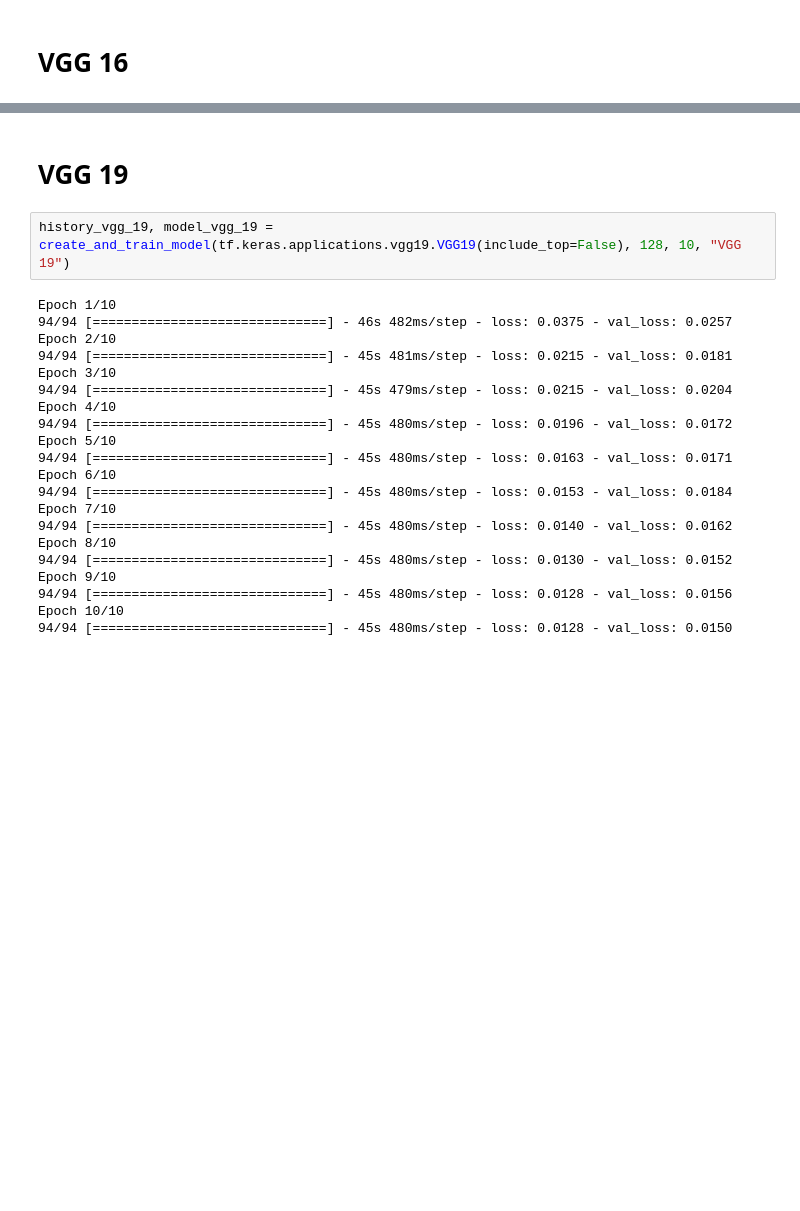
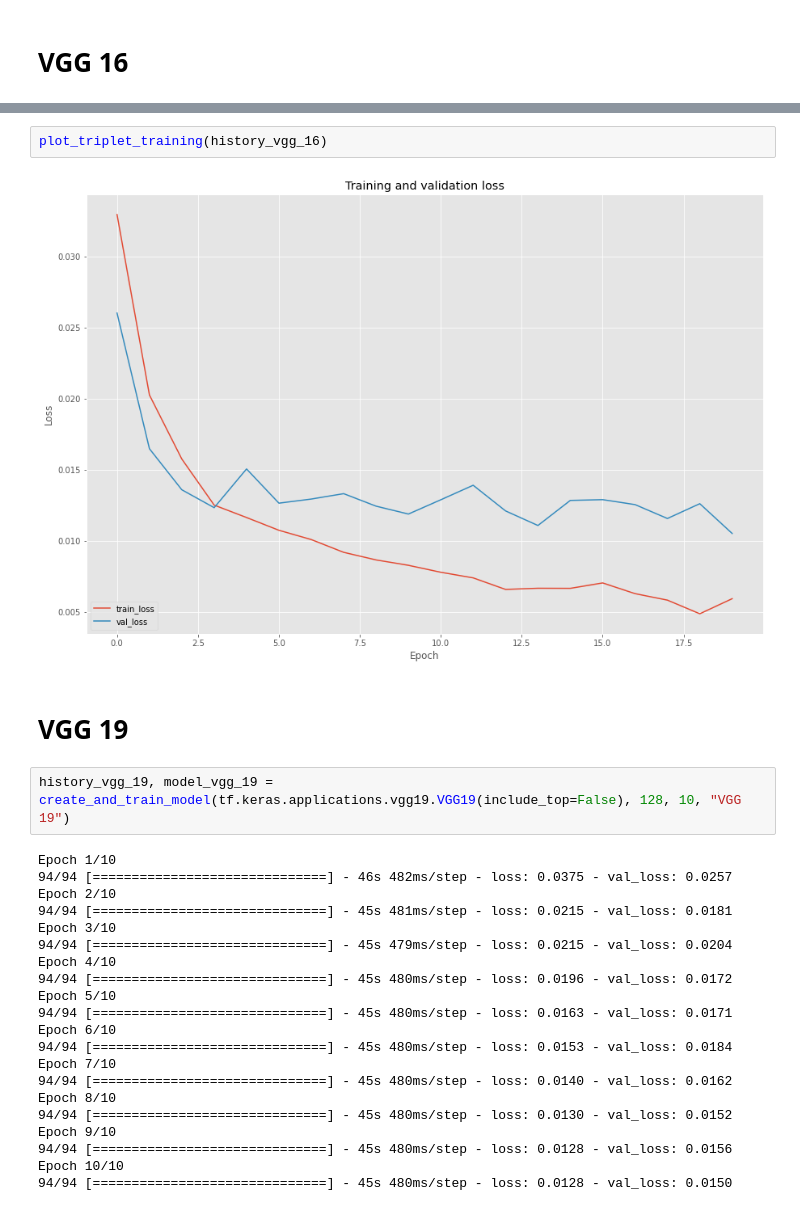
Before and after one commit to schauppi/HTSR_Handwritten_Text_Similarity_Recognition, a Jupyter notebook: experiments_triplet_loss.ipynb, the cells around one changed output, grey strips where cells are left out. Cells and saved outputs as stored; diff of their text form; blank space fills up the shorter version.

```diff
--- a/experiments_triplet_loss.ipynb
+++ b/experiments_triplet_loss.ipynb
@@ -100,3 +99,7 @@ Epoch 10/10
+# %%
+plot_triplet_training(history_vgg_16)
+# %% [output]
+[figure, added]
 # %% [markdown]
 # VGG 19
 # %%
```
Also changed, not shown: parts of 36 cells of this notebook.
